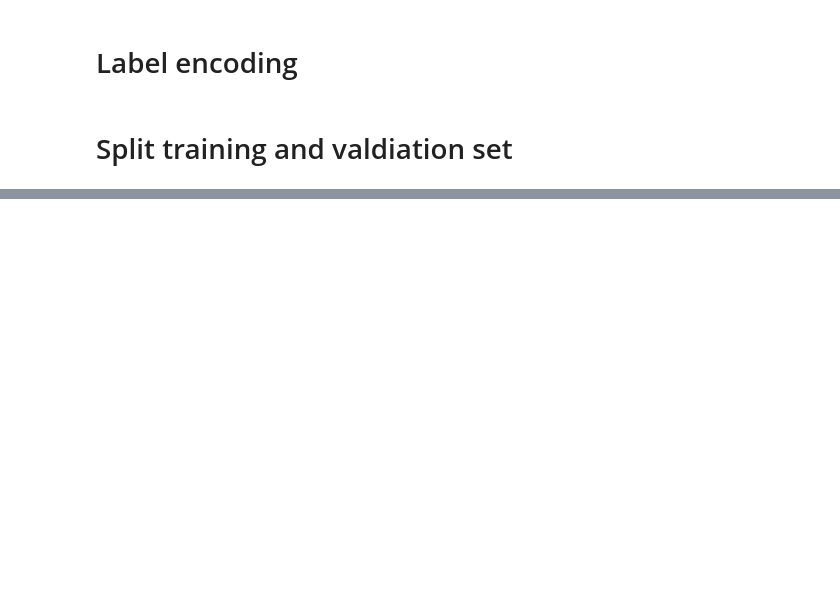
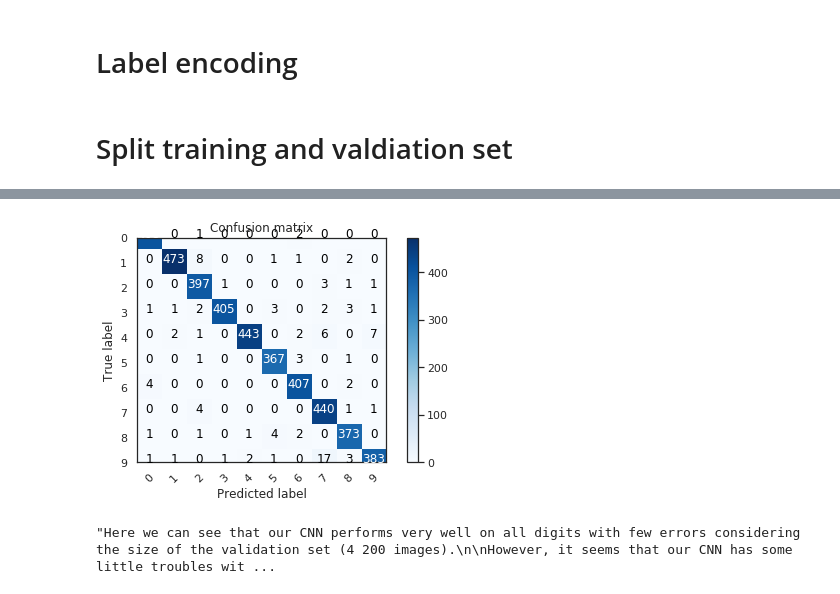
Before and after one commit to anujkumarthakur/Image-Classification-CNN-Model, a Jupyter notebook: Digits_CNN.ipynb, the cells around one changed output, grey strips where cells are left out. Cells and saved outputs as stored; diff of their text form; code cells hidden in the pictures; blank space fills up the shorter version.

```diff
--- a/Digits_CNN.ipynb
+++ b/Digits_CNN.ipynb
@@ -150,0 +233,3 @@ g = plt.imshow(X_train[0][:,:,0])
+# %%
+# Compile the model
+model.compile(optimizer = optimizer , loss = "categorical_crossentropy", metrics=["accuracy"])
@@ -150,0 +346,53 @@ g = plt.imshow(X_train[0][:,:,0])
+# %%
+# Look at confusion matrix
+
+def plot_confusion_matrix(cm, classes,
+                          normalize=False,
+                          title='Confusion matrix',
+                          cmap=plt.cm.Blues):
+    """
+    This function prints and plots the confusion matrix.
+    Normalization can be applied by setting `normalize=True`.
+    """
+    plt.imshow(cm, interpolation='nearest', cmap=cmap)
+    plt.title(title)
+    plt.colorbar()
+    tick_marks = np.arange(len(classes))
+    plt.xticks(tick_marks, classes, rotation=45)
+    plt.yticks(tick_marks, classes)
+
+    if normalize:
+        cm = cm.astype('float') / cm.sum(axis=1)[:, np.newaxis]
+
+    thresh = cm.max() / 2.
+    for i, j in itertools.product(range(cm.shape[0]), range(cm.shape[1])):
+        plt.text(j, i, cm[i, j],
+                 horizontalalignment="center",
+                 color="white" if cm[i, j] > thresh else "black")
+
+    plt.tight_layout()
+    plt.ylabel('True label')
+    plt.xlabel('Predicted label')
+
+# Predict the values from the validation dataset
+Y_pred = model.predict(X_val)
+# Convert predictions classes to one hot vectors
+Y_pred_classes = np.argmax(Y_pred,axis = 1)
+# Convert validation observations to one hot vectors
+Y_true = np.argmax(Y_val,axis = 1)
+# compute the confusion matrix
+confusion_mtx = confusion_matrix(Y_true, Y_pred_classes)
+# plot the confusion matrix
+plot_confusion_matrix(confusion_mtx, classes = range(10))
+# %% [output]
+[figure, added]
+# %%
+'''Here we can see that our CNN performs very well on all digits with few errors considering the size of the validation set (4 200 images).
+
+However, it seems that our CNN has some little troubles with the 4 digits, hey are misclassified as 9. Sometime it is very difficult to catch the difference between 4 and 9 when curves are smooth.
+
+Let's investigate for errors.
+
+I want to see the most important errors . For that purpose i need to get the difference between the probabilities of real value and the predicted ones in the results.'''
+# %% [output]
+"Here we can see that our CNN performs very well on all digits with few errors considering the size of the validation set (4 200 images).\n\nHowever, it seems that our CNN has some little troubles wit ...
```
Also changed, not shown: parts of 28 cells of this notebook.
